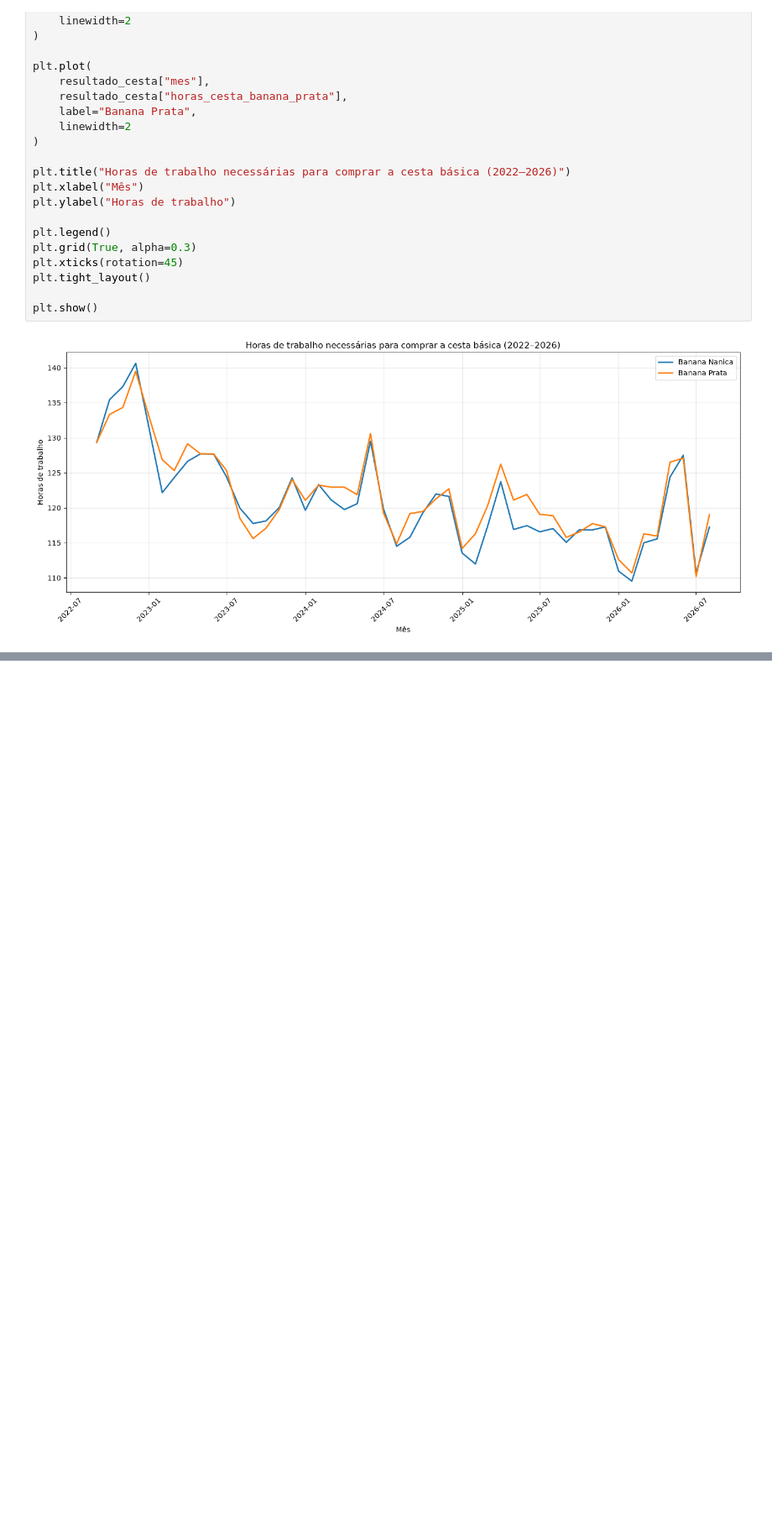
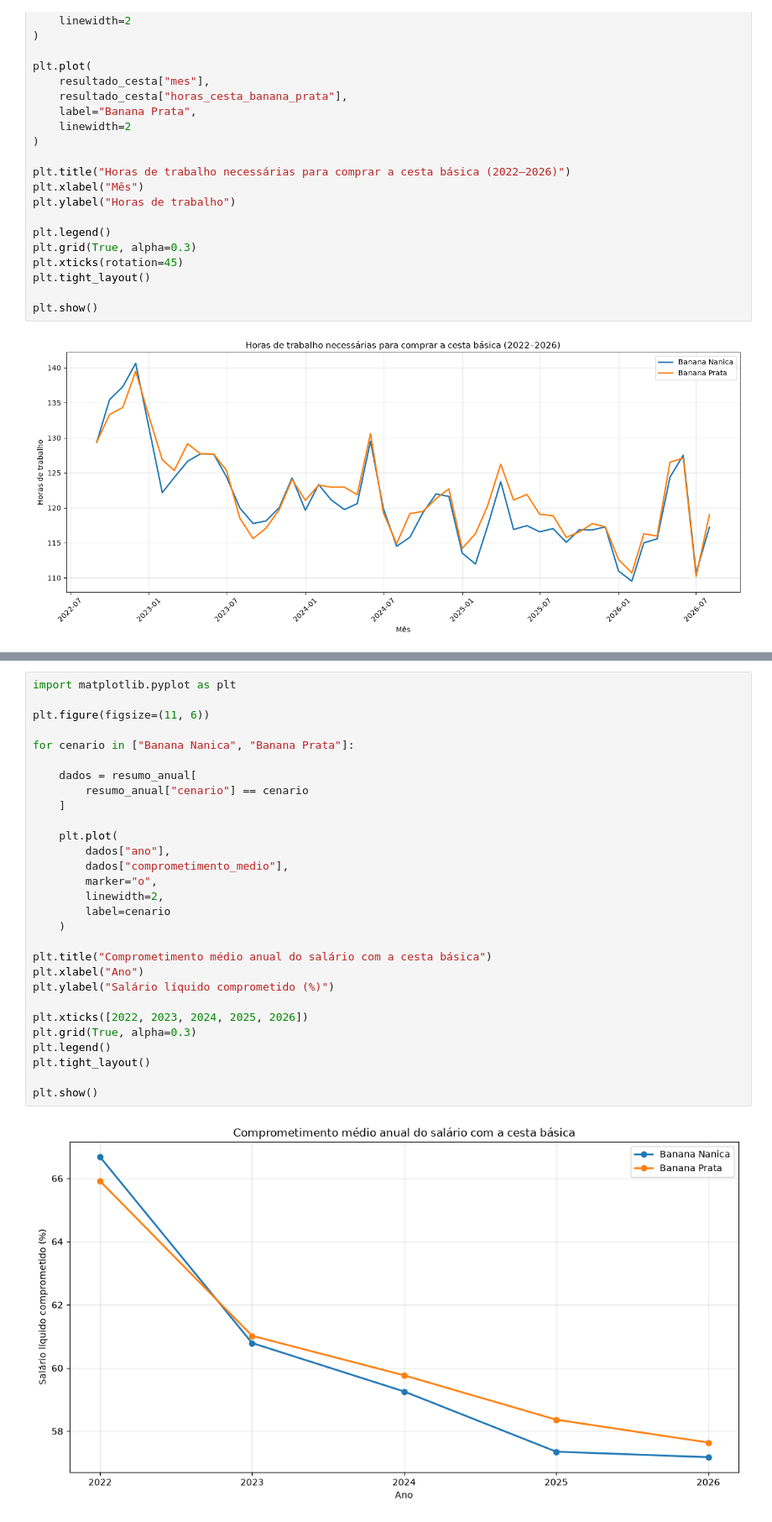
Before and after one commit to Lucas-Ibrahim/cesta-basica-analise, a Jupyter notebook: notebooks/02_acessibilidade.ipynb, the cells around one changed output, grey strips where cells are left out. Shown at 84% size. Cells and saved outputs as stored; diff of their text form; blank space fills up the shorter version.

```diff
--- a/notebooks/02_acessibilidade.ipynb
+++ b/notebooks/02_acessibilidade.ipynb
@@ -1321,0 +1370,31 @@ plt.show()
+# %%
+import matplotlib.pyplot as plt
+
+plt.figure(figsize=(11, 6))
+
+for cenario in ["Banana Nanica", "Banana Prata"]:
+
+    dados = resumo_anual[
+        resumo_anual["cenario"] == cenario
+    ]
+
+    plt.plot(
+        dados["ano"],
+        dados["comprometimento_medio"],
+        marker="o",
+        linewidth=2,
+        label=cenario
+    )
+
+plt.title("Comprometimento médio anual do salário com a cesta básica")
+plt.xlabel("Ano")
+plt.ylabel("Salário líquido comprometido (%)")
+
+plt.xticks([2022, 2023, 2024, 2025, 2026])
+plt.grid(True, alpha=0.3)
+plt.legend()
+plt.tight_layout()
+
+plt.show()
+# %% [output]
+[figure, added]
```
Also changed, not shown: parts of 8 cells of this notebook, 4 other files.
